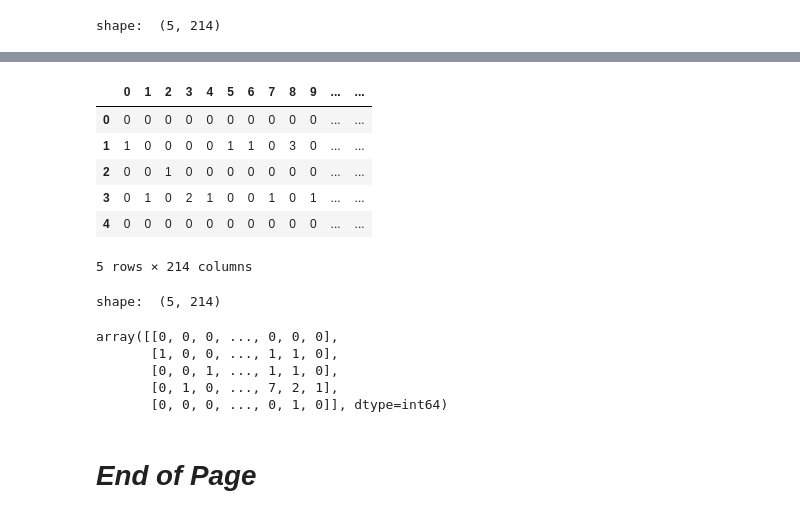
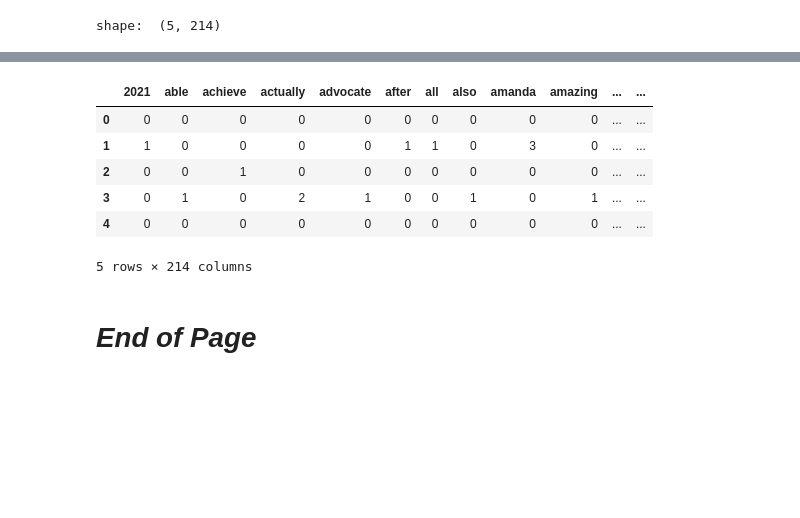
Before and after one commit to silvhua/online-PT-business-KPI, a Jupyter notebook: notebooks/2023-01-13 facebook API.ipynb, the cells around one changed output, grey strips where cells are left out. Saved outputs shown, nothing was run; the diff lists cells and outputs as text; code cells hidden in the pictures; blank space fills up the shorter version.

Commit message:
update `post_eda`: returns df with vocab+work count

```diff
--- a/notebooks/2023-01-13 facebook API.ipynb
+++ b/notebooks/2023-01-13 facebook API.ipynb
@@ -203,5 +200,7 @@ def save_response(df, response_json, filename,
 with open("credentials.json") as f:
     credentials = json.load(f)
 
-access_token = credentials['access_token']
+access_token = credentials['am_access_token']
 am_user_id = credentials['am_user_id']
+# %%
+df, response_json = get_user_post(am_user_id, access_token, pages=1)
@@ -226,3 +228,6 @@ Response status code:  200
 Response status code:  200
 File saved:  C:/Users/silvh/OneDrive/lighthouse/portfolio-projects/online-PT-social-media-NLP/data/interim/AM_fb_posts_50page_2023-01-16.csv
 File saved:  C:/Users/silvh/OneDrive/lighthouse/portfolio-projects/online-PT-social-media-NLP/data/raw/AM_fb_posts_50page_2023-01-16.sav
+# %%
+csv_path=r'C:\Users\silvh\OneDrive\lighthouse\portfolio-projects\online-PT-social-media-NLP\data\interim'
+df_50p = load_csv('AM_fb_posts_50page_2023-01-16.csv', csv_path, column1_as_index=True)
@@ -613,17 +620,17 @@ def preprocess_post_text(docs):
 from sklearn.feature_extraction.text import CountVectorizer
 from custom_nlp import *
 def post_eda(df):
-    df = process_post_df(df)
+    df = process_timestamp(df)
     df['text'] = preprocess_post_text(df['text'])
     vect = CountVectorizer()
     vect.fit(df['text'])
     vector = vect.transform(df['text'])
     print('shape: ', vector.shape)
-    vector = pd.DataFrame(vector.toarray())
+    vector_df = pd.DataFrame(vector.toarray(), columns=vect.get_feature_names_out())
 
-    return df, vector
+    return df, vect, vector_df
 
-df, vector = post_eda(df_50p.iloc[-8:-3])
+df, vector, vector_df = post_eda(df_50p.iloc[-8:-3])
 # %% [output]
 shape:  (5, 214)
 # %%
@@ -635,33 +642,15 @@ df
 | 2 | 2021-05-06 04:43:38+00:00 | you could eat one food and still ... | 2021-05-06 | 2021 | 5 | 3 | 04:43:38 | 4 |
 | 3 | 2021-05-03 00:12:56+00:00 | ‼️i looking for lady who want bec... | 2021-05-03 | 2021 | 5 | 0 | 00:12:56 | 0 |
 | 4 | 2021-04-27 04:45:39+00:00 | snack option question get frequen... | 2021-04-27 | 2021 | 4 | 1 | 04:45:39 | 4 |
-# %%
-vector
-# %% [output]
-|  | 0 | 1 | 2 | 3 | 4 | 5 | 6 | 7 | 8 | 9 | ... | ... |
-| 0 | 0 | 0 | 0 | 0 | 0 | 0 | 0 | 0 | 0 | 0 | ... | ... |
-| 1 | 1 | 0 | 0 | 0 | 0 | 1 | 1 | 0 | 3 | 0 | ... | ... |
-| 2 | 0 | 0 | 1 | 0 | 0 | 0 | 0 | 0 | 0 | 0 | ... | ... |
-| 3 | 0 | 1 | 0 | 2 | 1 | 0 | 0 | 1 | 0 | 1 | ... | ... |
-| 4 | 0 | 0 | 0 | 0 | 0 | 0 | 0 | 0 | 0 | 0 | ... | ... |
-5 rows × 214 columns
-# %%
-from sklearn.feature_extraction.text import CountVectorizer
-def get_wordcount(df):
-    post
-    vect = CountVectorizer()
-    vect.fit(df['text'])
-    vector = vect.transform(df['text'])
-    print('shape: ', vector.shape)
-    return vector.toarray()
-
-get_wordcount(post_eda(df_50p.iloc[-8:-3]))
-# %% [output]
-shape:  (5, 214)
-array([[0, 0, 0, ..., 0, 0, 0],
-       [1, 0, 0, ..., 1, 1, 0],
-       [0, 0, 1, ..., 1, 1, 0],
-       [0, 1, 0, ..., 7, 2, 1],
-       [0, 0, 0, ..., 0, 1, 0]], dtype=int64)
+# %%
+vector_df
+# %% [output]
+|  | 2021 | able | achieve | actually | advocate | after | all | also | amanda | amazing | ... | ... |
+| 0 | 0 | 0 | 0 | 0 | 0 | 0 | 0 | 0 | 0 | 0 | ... | ... |
+| 1 | 1 | 0 | 0 | 0 | 0 | 1 | 1 | 0 | 3 | 0 | ... | ... |
+| 2 | 0 | 0 | 1 | 0 | 0 | 0 | 0 | 0 | 0 | 0 | ... | ... |
+| 3 | 0 | 1 | 0 | 2 | 1 | 0 | 0 | 1 | 0 | 1 | ... | ... |
+| 4 | 0 | 0 | 0 | 0 | 0 | 0 | 0 | 0 | 0 | 0 | ... | ... |
+5 rows × 214 columns
 # %% [markdown]
 # *End of Page*
```
Also changed, not shown: parts of 6 cells of this notebook.
